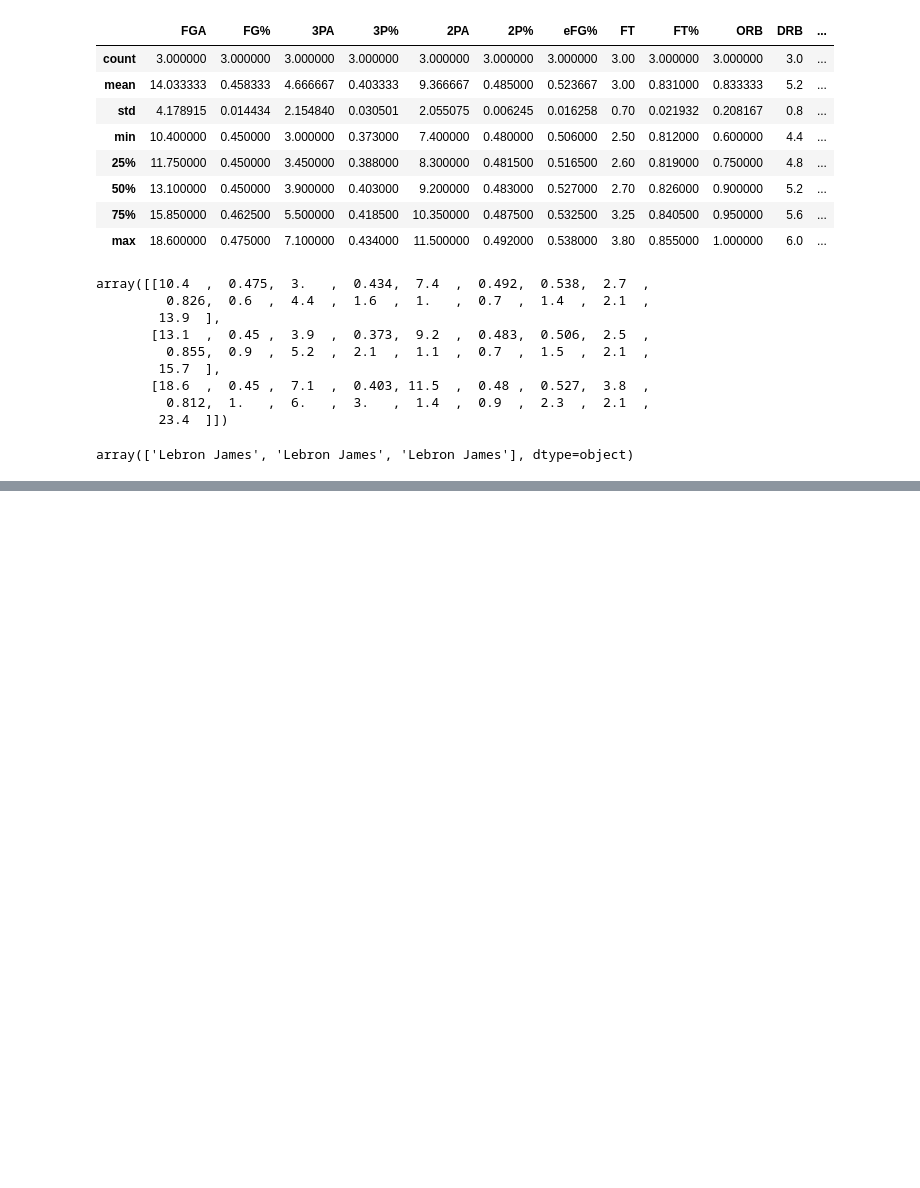
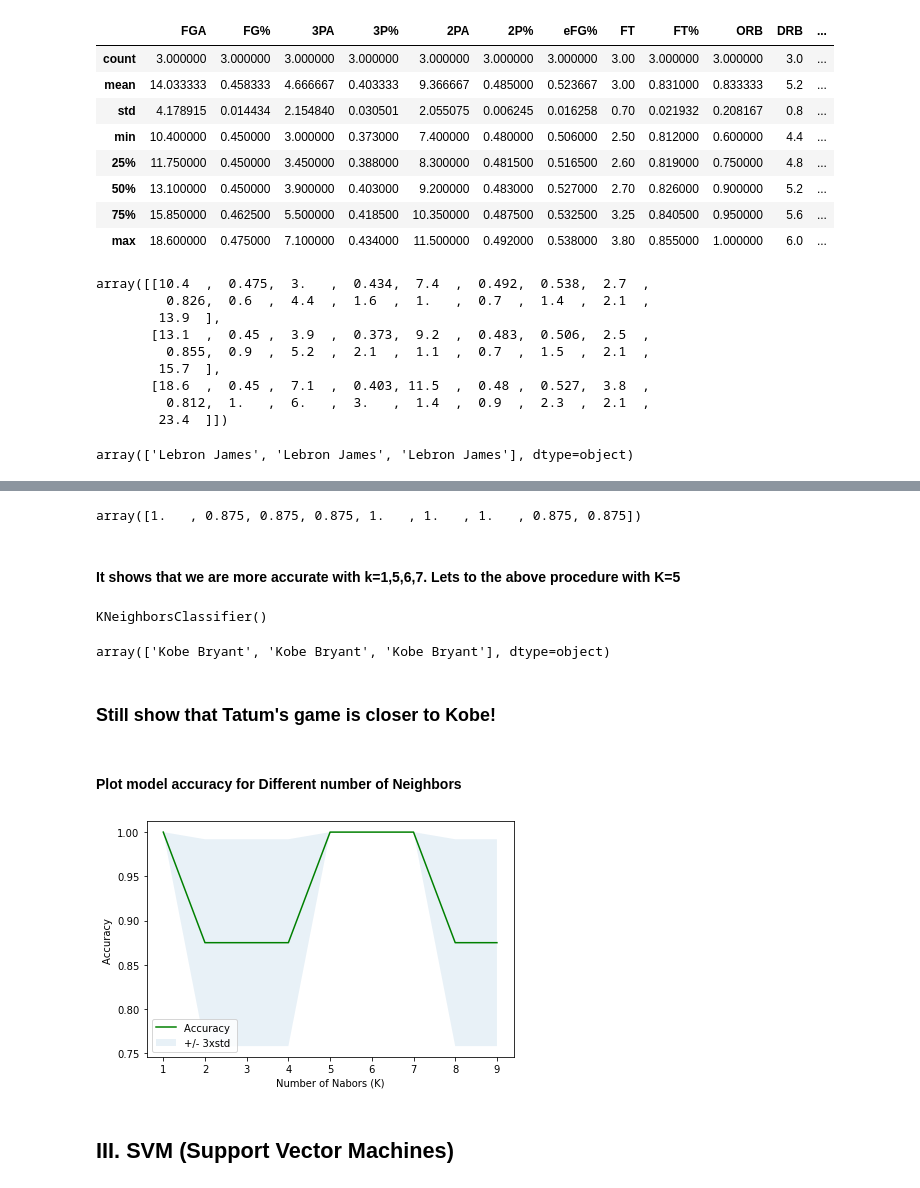
Before and after one commit to DemetrisEng/Data-Analysis-Machine-Learning, a Jupyter notebook: Jayson Tatum.ipynb, the cells around one changed output, grey strips where cells are left out. Drawn from its saved outputs; the diff is of its cells as text; code cells hidden in the pictures; blank space fills up the shorter version.

Commit message:
ML algorithm-Classification Model

```diff
--- a/Jayson Tatum.ipynb
+++ b/Jayson Tatum.ipynb
@@ -797,0 +856,5 @@ array(['Lebron James', 'Lebron James', 'Lebron James'], dtype=object)
+# %%
+k = 3
+#Train Model and Predict
+neigh = KNeighborsClassifier(n_neighbors = k).fit(X_train,y_train)
+neigh
@@ -797,0 +863,3 @@ array(['Lebron James', 'Lebron James', 'Lebron James'], dtype=object)
+# %%
+yhat = neigh.predict(X_test)
+yhat
@@ -797,0 +896,48 @@ array(['Lebron James', 'Lebron James', 'Lebron James'], dtype=object)
+# %%
+Ks = 10
+mean_acc = np.zeros((Ks-1))
+std_acc = np.zeros((Ks-1))
+ConfustionMx = [];
+for n in range(1,Ks):
+
+    #Train Model and Predict
+    neigh = KNeighborsClassifier(n_neighbors = n).fit(X_train,y_train)
+    yhat=neigh.predict(X_test)
+    mean_acc[n-1] = metrics.accuracy_score(y_test, yhat)
+
+
+    std_acc[n-1]=np.std(yhat==y_test)/np.sqrt(yhat.shape[0])
+
+mean_acc
+# %% [output]
+array([1.   , 0.875, 0.875, 0.875, 1.   , 1.   , 1.   , 0.875, 0.875])
+# %% [markdown]
+#### It shows that we are more accurate with k=1,5,6,7. Lets to the above procedure with K=5
+# %%
+k = 5
+#Train Model and Predict
+neigh = KNeighborsClassifier(n_neighbors = k).fit(X_train,y_train)
+neigh
+# %% [output]
+KNeighborsClassifier()
+# %%
+yhat_JT = neigh.predict(X_new)
+yhat_JT
+# %% [output]
+array(['Kobe Bryant', 'Kobe Bryant', 'Kobe Bryant'], dtype=object)
+# %% [markdown]
+### Still show that Tatum's game is closer to Kobe!
+# %% [markdown]
+#### Plot  model accuracy  for Different number of Neighbors
+# %%
+plt.plot(range(1,Ks),mean_acc,'g')
+plt.fill_between(range(1,Ks),mean_acc - 1 * std_acc,mean_acc + 1 * std_acc, alpha=0.10)
+plt.legend(('Accuracy ', '+/- 3xstd'))
+plt.ylabel('Accuracy ')
+plt.xlabel('Number of Nabors (K)')
+plt.tight_layout()
+plt.show()
+# %% [output]
+[figure, added]
+# %% [markdown]
+## III. SVM (Support Vector Machines)
```
Also changed, not shown: parts of 83 cells of this notebook.
